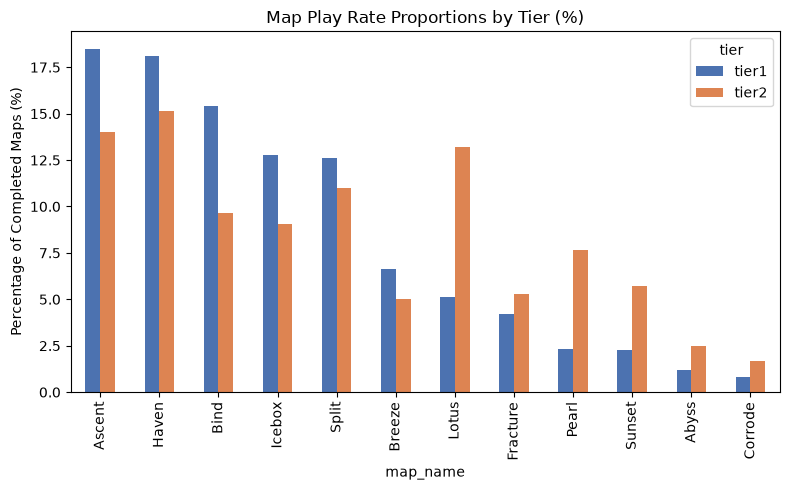
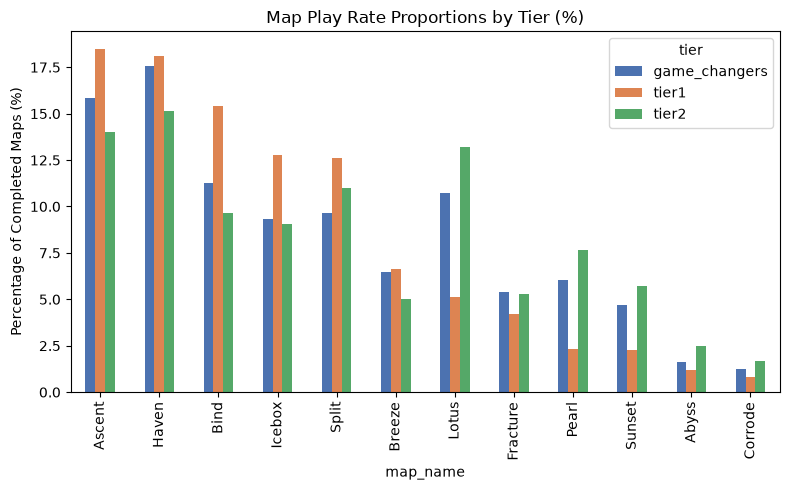
Code edit (unified diff) that turned the first committed figure into the second:
--- before
+++ after
@@ -4,5 +4,5 @@
 map_counts = comp_maps.groupby(['tier','map_name']).size().unstack(fill_value=0)
 map_props = map_counts.div(map_counts.sum(axis=1), axis=0) * 100
-map_props.T.sort_values('tier1', ascending=False).plot(kind='bar', ax=ax, color=['#4C72B0','#DD8452'])
+map_props.T.sort_values('tier1', ascending=False).plot(kind='bar', ax=ax, color=['#4C72B0','#DD8452','#55A868'])
 ax.set_title('Map Play Rate Proportions by Tier (%)')
 ax.set_ylabel('Percentage of Completed Maps (%)')

Commit: include game changers